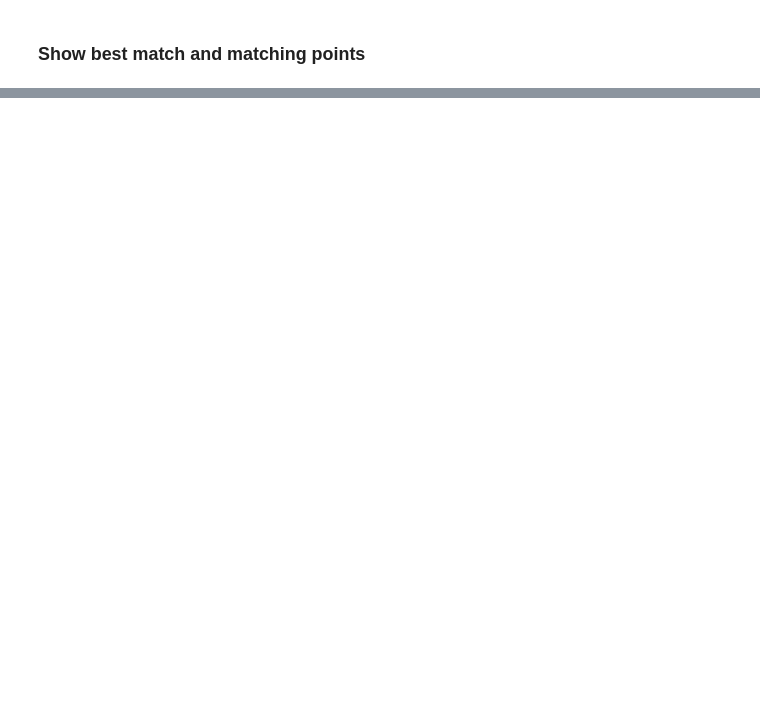
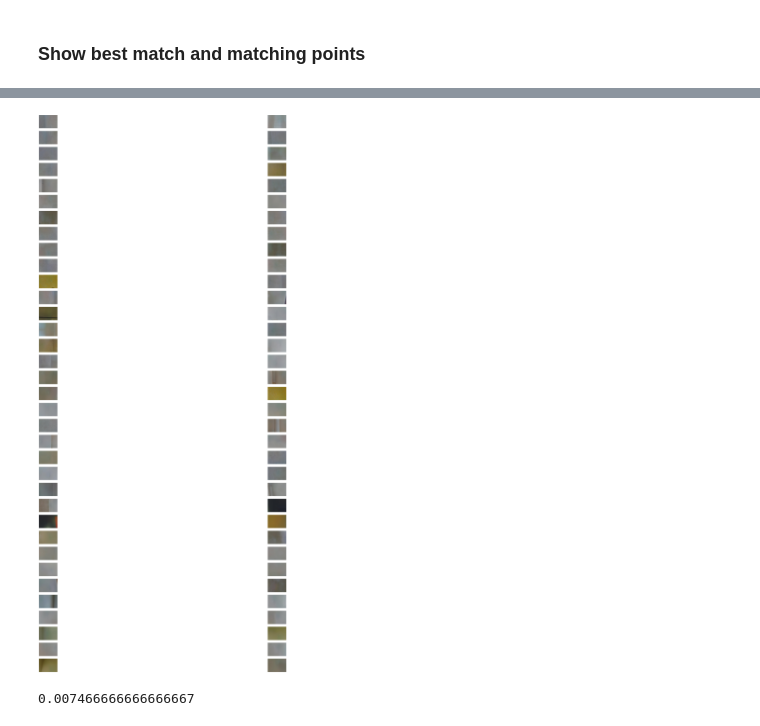
Before and after one commit to RSGarciarivas/fine-grained-museum-localization, a Jupyter notebook: Performance test.ipynb, the cells around one changed output, grey strips where cells are left out. Saved outputs shown, nothing was run; the diff lists cells and outputs as text; code cells hidden in the pictures; blank space fills up the shorter version.

```diff
--- a/Performance test.ipynb
+++ b/Performance test.ipynb
@@ -143,0 +170,2 @@ M
+# %%
+full_dataset = load_dataset('SIFT_features')
@@ -143,0 +176,20 @@ M
+# %%
+import glob
+from utils import get_img_features
+
+img_paths = glob.glob('./Dataset/train/*')
+img_names = [img_path[16:-4] for img_path in img_paths]
+
+empty_entries = []
+
+for img_name in img_names:
+
+    kp, des = get_img_features(img_name, full_dataset)
+
+    if des is None:
+        empty_entries.append(img_name)
+        print('empty image found')
+
+    elif len(des) < 5:
+        empty_entries.append(img_name)
+        print('Not enough descriptors')
@@ -143,0 +214,16 @@ M
+# %%
+plt.subplots(figsize = (55, 75))
+
+for i, img_name in enumerate(empty_entries):
+    img = cv.cvtColor(cv.imread('./Dataset/train/' + img_name + '.jpg'), cv.COLOR_RGB2BGR)
+    plt.subplot(len(empty_entries)/2, 2, i+1)
+    plt.imshow(img, cmap = 'gray')
+    plt.axis('off')
+
+plt.show()
+# %% [output]
+[figure, added]
+# %%
+56/7500
+# %% [output]
+0.007466666666666667
```
Also changed, not shown: parts of 17 cells of this notebook, 4 other files.
